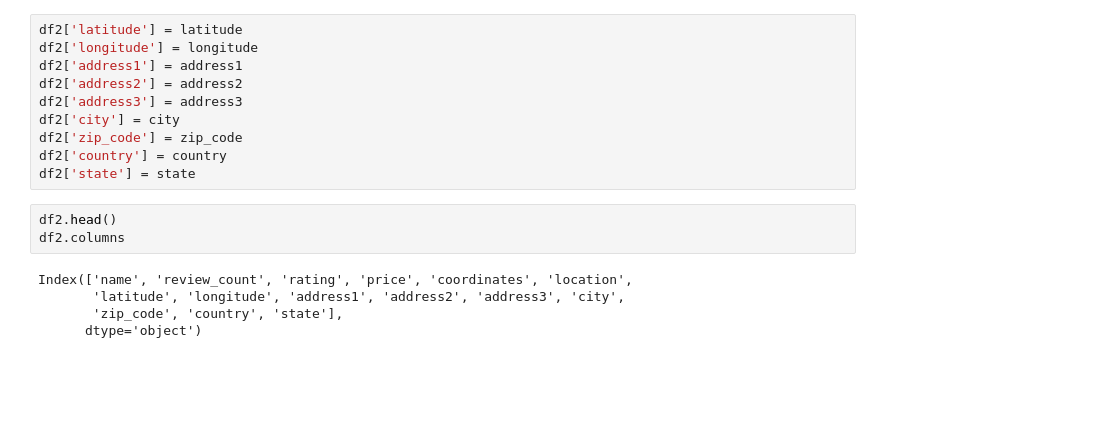
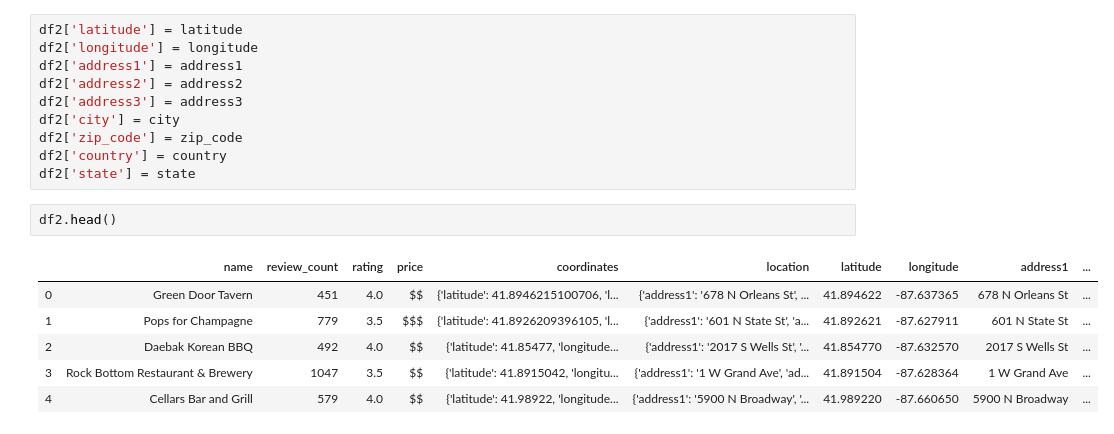
Before and after one commit to nmajeski/etl-challenge, a Jupyter notebook: ETL-Project.ipynb, the cells around one changed output. Saved outputs shown, nothing was run; the diff lists cells and outputs as text; blank space fills up the shorter version.

```diff
--- a/ETL-Project.ipynb
+++ b/ETL-Project.ipynb
@@ -107,10 +100,11 @@ df2['country'] = country
 df2['state'] = state
 # %%
 df2.head()
-df2.columns
 # %% [output]
-Index(['name', 'review_count', 'rating', 'price', 'coordinates', 'location',
-       'latitude', 'longitude', 'address1', 'address2', 'address3', 'city',
-       'zip_code', 'country', 'state'],
-      dtype='object')
+|  | name | review_count | rating | price | coordinates | location | latitude | longitude | address1 | ... |
+| 0 | Green Door Tavern | 451 | 4.0 | $$ | {'latitude': 41.8946215100706, 'l... | {'address1': '678 N Orleans St', ... | 41.894622 | -87.637365 | 678 N Orleans St | ... |
+| 1 | Pops for Champagne | 779 | 3.5 | $$$ | {'latitude': 41.8926209396105, 'l... | {'address1': '601 N State St', 'a... | 41.892621 | -87.627911 | 601 N State St | ... |
+| 2 | Daebak Korean BBQ | 492 | 4.0 | $$ | {'latitude': 41.85477, 'longitude... | {'address1': '2017 S Wells St', '... | 41.854770 | -87.632570 | 2017 S Wells St | ... |
+| 3 | Rock Bottom Restaurant & Brewery | 1047 | 3.5 | $$ | {'latitude': 41.8915042, 'longitu... | {'address1': '1 W Grand Ave', 'ad... | 41.891504 | -87.628364 | 1 W Grand Ave | ... |
+| 4 | Cellars Bar and Grill | 579 | 4.0 | $$ | {'latitude': 41.98922, 'longitude... | {'address1': '5900 N Broadway', '... | 41.989220 | -87.660650 | 5900 N Broadway | ... |
 # %%
```
Also changed, not shown: parts of 15 cells of this notebook.
